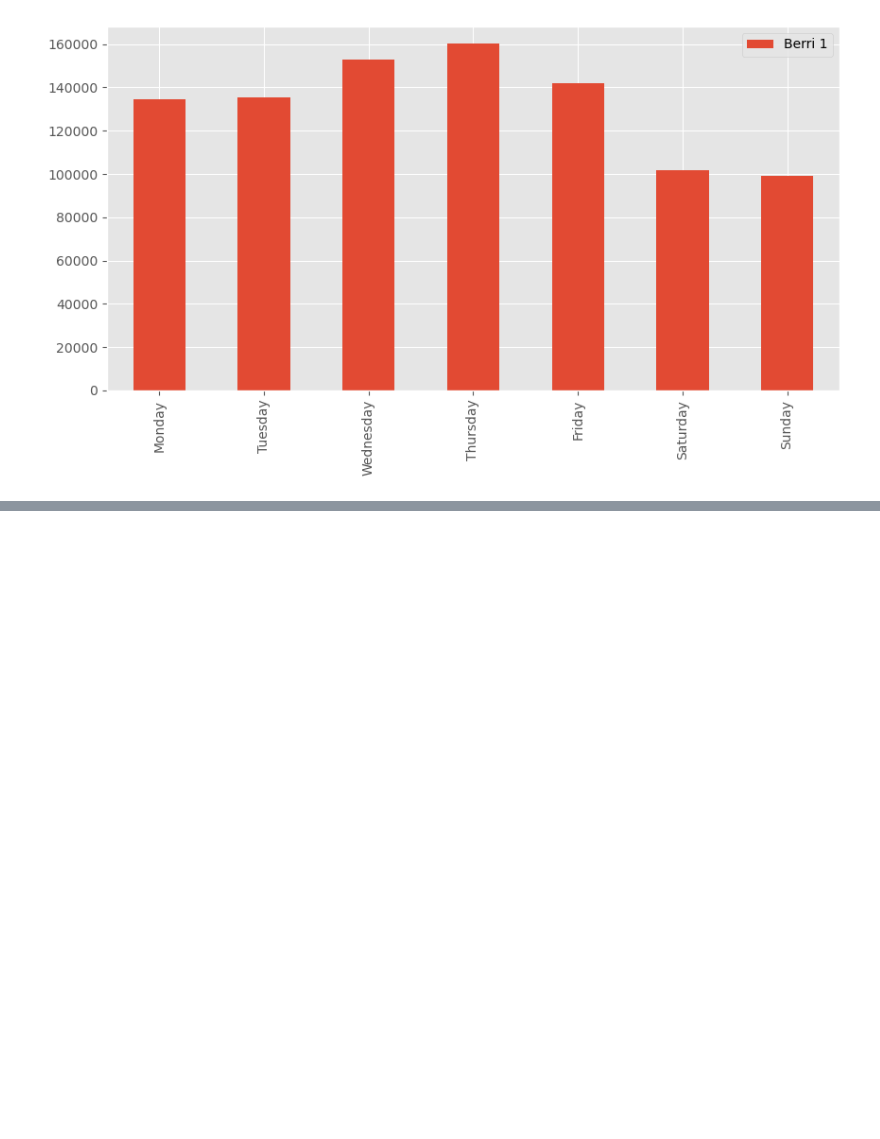
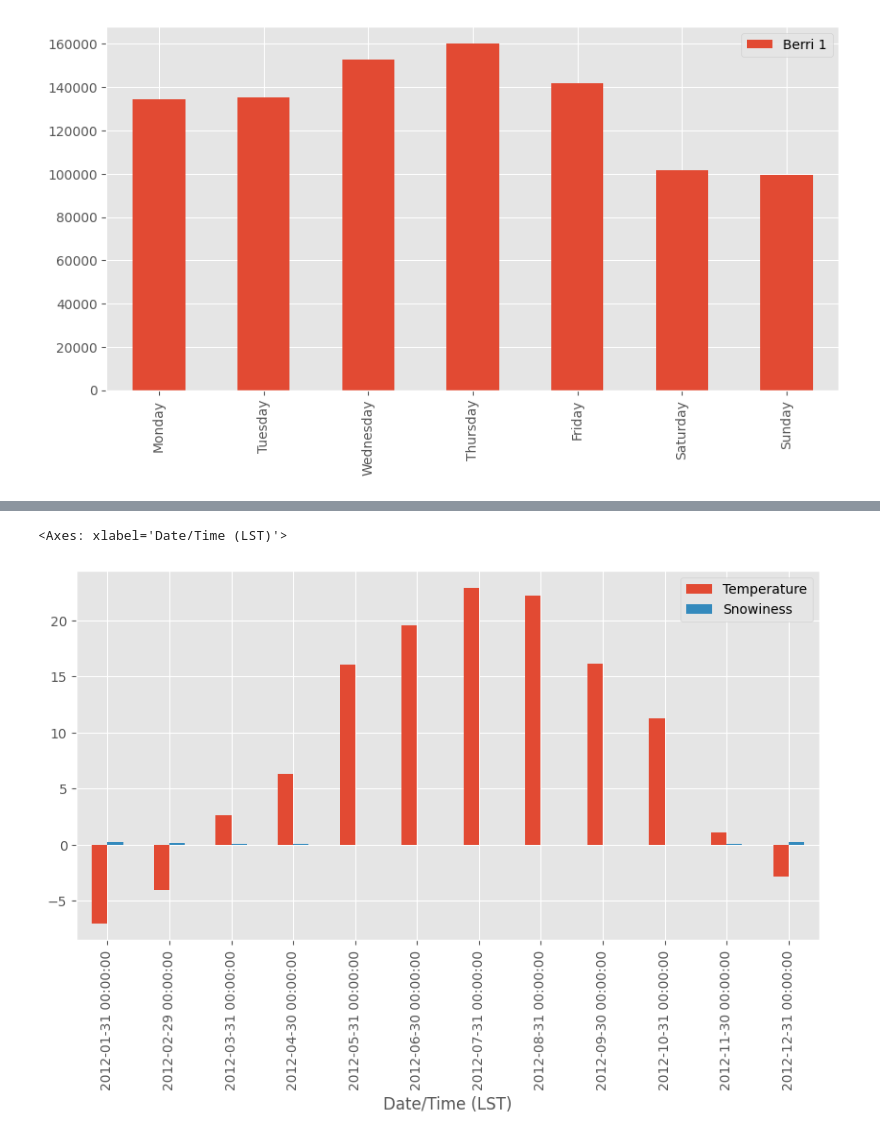
Before and after one commit to balynin/python_murch_2024, a Jupyter notebook: IO_streams/8_da.ipynb, the cells around one changed output, grey strips where cells are left out. Cells and saved outputs as stored; diff of their text form; code cells hidden in the pictures; blank space fills up the shorter version.

```diff
--- a/IO_streams/8_da.ipynb
+++ b/IO_streams/8_da.ipynb
@@ -247,0 +326,11 @@ weather_mar2012.columns.to_list()
+# %%
+temperature = weather_2012['Temp (C)'].resample('M').median()
+is_snowing = weather_2012['Weather'].str.contains('Snow')
+snowiness = is_snowing.astype(int).resample('M').mean()
+
+# Name the columns
+temperature.name = "Temperature"
+snowiness.name = "Snowiness"
+# %%
+stats = pd.concat([temperature, snowiness], axis=1)
+stats
@@ -247,0 +352,5 @@ weather_mar2012.columns.to_list()
+# %%
+stats.plot(kind='bar')
+# %% [output]
+<Axes: xlabel='Date/Time (LST)'>
+[figure, added]
```
Also changed, not shown: parts of 28 cells of this notebook.
